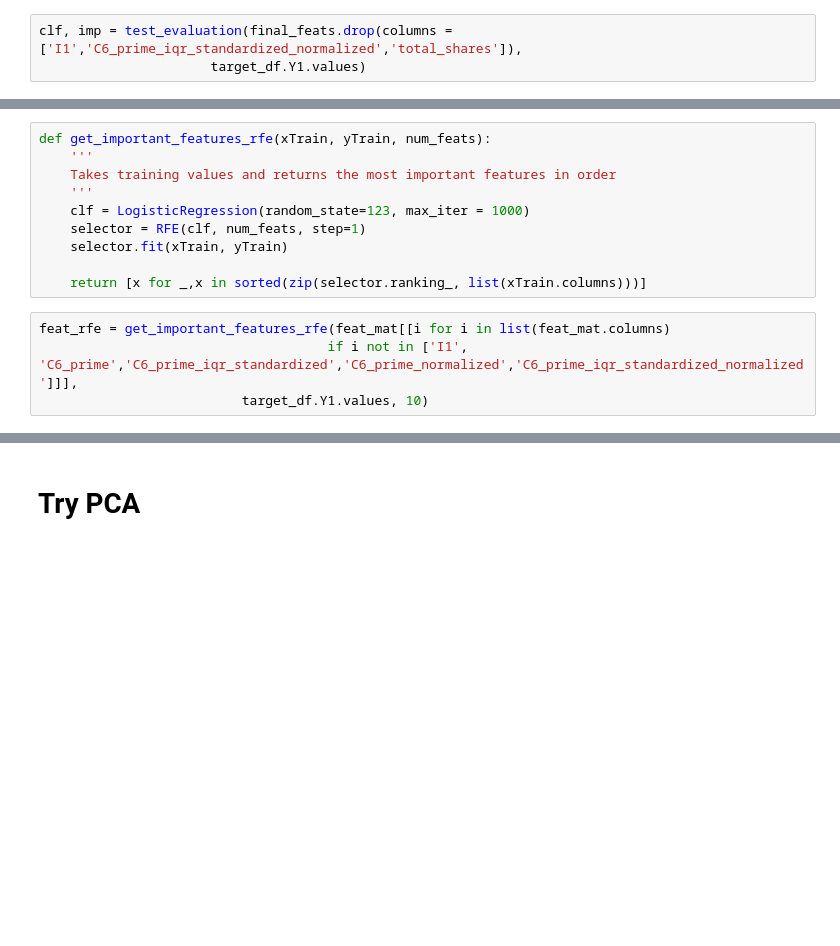
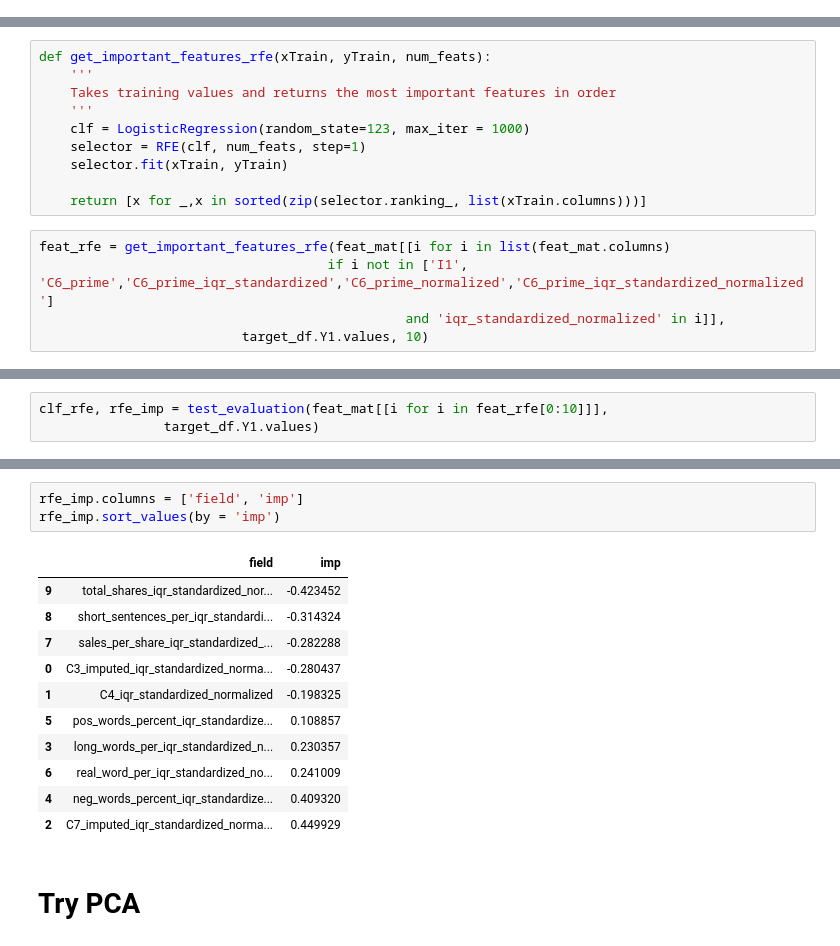
Before and after one commit to fairfield-university-ba545/project1-archana-s-team, a Jupyter notebook: data_prep-dylan.ipynb, the cells around one changed output, grey strips where cells are left out. Cells and saved outputs as stored; diff of their text form; blank space fills up the shorter version.

```diff
--- a/data_prep-dylan.ipynb
+++ b/data_prep-dylan.ipynb
@@ -1176,4 +1180 @@ def test_evaluation(predictors_y1, y1):
     return clf, imp
-# %%
-clf, imp = test_evaluation(final_feats.drop(columns = ['I1','C6_prime_iqr_standardized_normalized','total_shares']),
-                      target_df.Y1.values)
@@ -1442,7 +1237,8 @@ def get_important_features_rfe(xTrain, yTrain, num_feats):
     return [x for _,x in sorted(zip(selector.ranking_, list(xTrain.columns)))]
 # %%
 feat_rfe = get_important_features_rfe(feat_mat[[i for i in list(feat_mat.columns)
-                                     if i not in ['I1', 'C6_prime','C6_prime_iqr_standardized','C6_prime_normalized','C6_prime_iqr_standardized_normalized']]],
+                                     if i not in ['I1', 'C6_prime','C6_prime_iqr_standardized','C6_prime_normalized','C6_prime_iqr_standardized_normalized']
+                                               and 'iqr_standardized_normalized' in i]],
                           target_df.Y1.values, 10)
 # %%
 feat_rfe[:15]
@@ -1546,0 +1261,3 @@ weighted avg       0.60      0.60      0.60       132
+# %%
+clf_rfe, rfe_imp = test_evaluation(feat_mat[[i for i in feat_rfe[0:10]]],
+                target_df.Y1.values)
@@ -1547,3 +1280,18 @@ weighted avg       0.60      0.60      0.60       132
+# %%
+rfe_imp.columns = ['field', 'imp']
+rfe_imp.sort_values(by = 'imp')
+# %% [output]
+|  | field | imp |
+| 9 | total_shares_iqr_standardized_nor... | -0.423452 |
+| 8 | short_sentences_per_iqr_standardi... | -0.314324 |
+| 7 | sales_per_share_iqr_standardized_... | -0.282288 |
+| 0 | C3_imputed_iqr_standardized_norma... | -0.280437 |
+| 1 | C4_iqr_standardized_normalized | -0.198325 |
+| 5 | pos_words_percent_iqr_standardize... | 0.108857 |
+| 3 | long_words_per_iqr_standardized_n... | 0.230357 |
+| 6 | real_word_per_iqr_standardized_no... | 0.241009 |
+| 4 | neg_words_percent_iqr_standardize... | 0.409320 |
+| 2 | C7_imputed_iqr_standardized_norma... | 0.449929 |
 # %% [markdown]
 # Try PCA
 # %%
```
Also changed, not shown: parts of 79 cells of this notebook, 1 other file.
